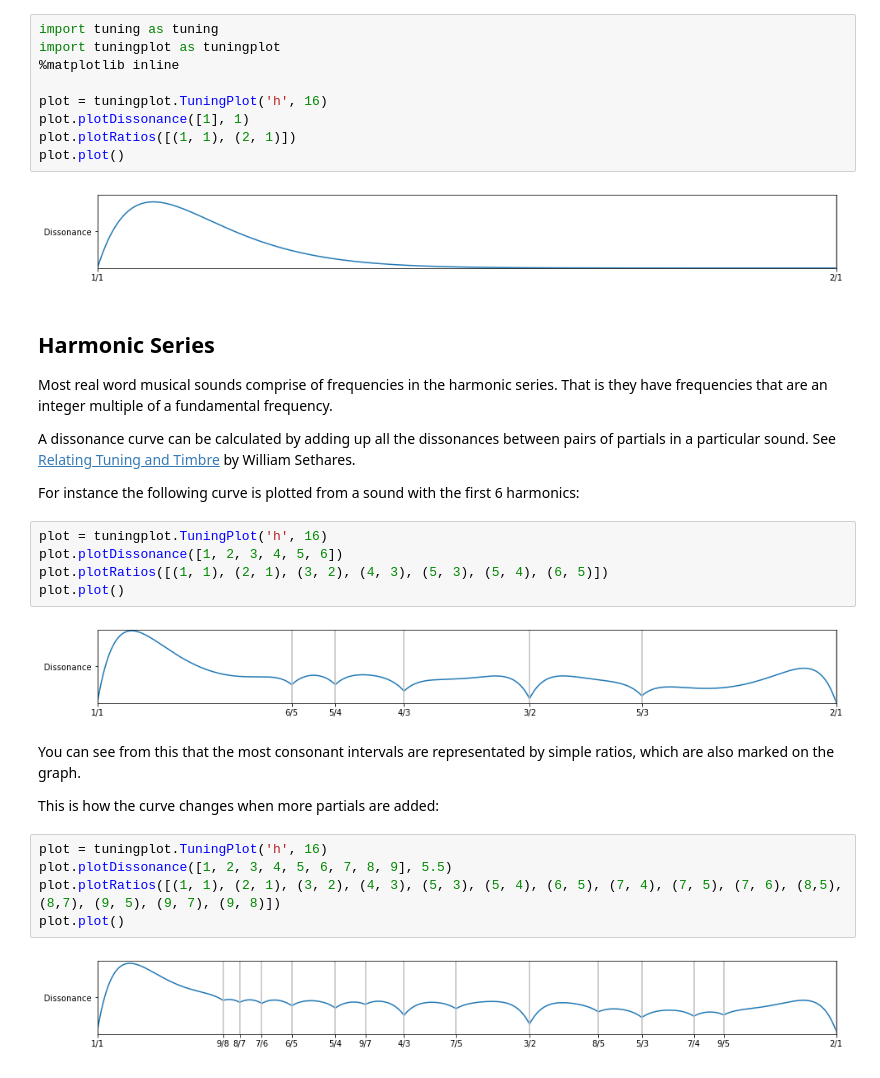
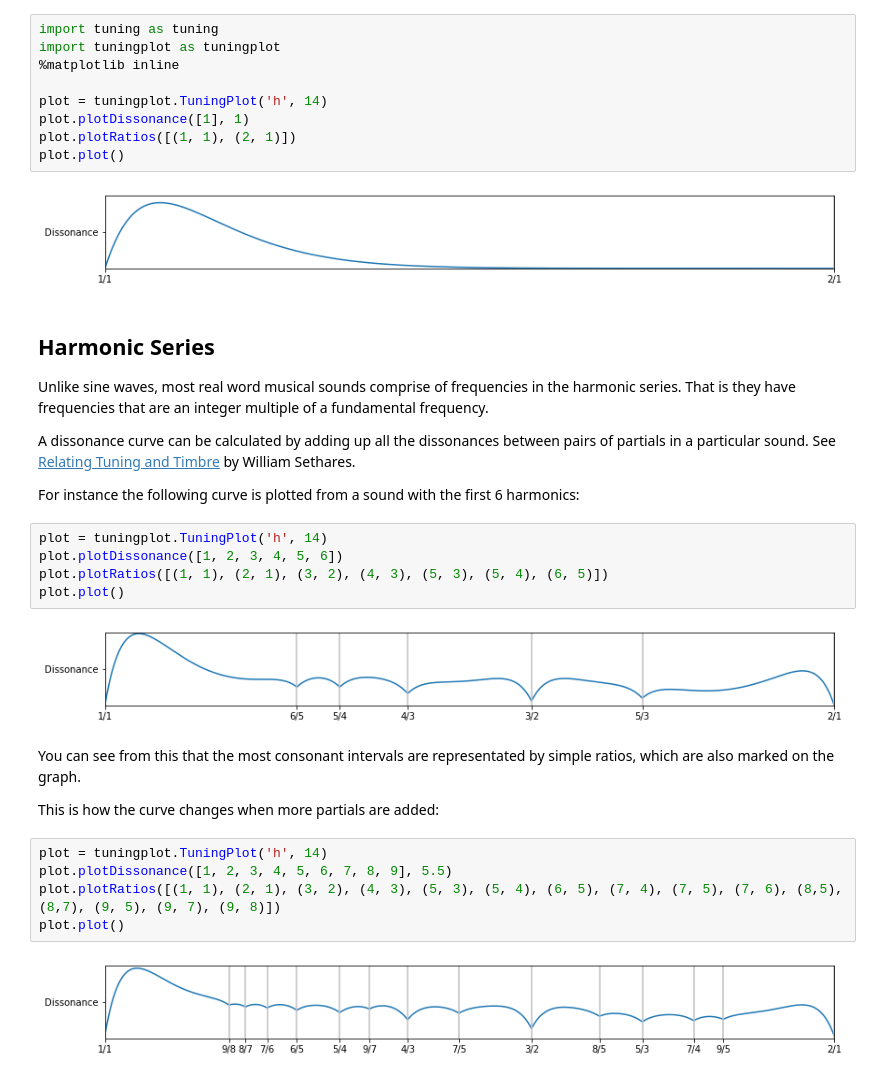
Before and after one commit to pigatron-industries/xen_quantizer, a Jupyter notebook: python/Tuning.ipynb, the cells around one changed output. Saved outputs shown, nothing was run; the diff lists cells and outputs as text.

```diff
--- a/python/Tuning.ipynb
+++ b/python/Tuning.ipynb
@@ -15,36 +17,36 @@ import tuning as tuning
 import tuningplot as tuningplot
 %matplotlib inline
 
-plot = tuningplot.TuningPlot('h', 16)
+plot = tuningplot.TuningPlot('h', 14)
 plot.plotDissonance([1], 1)
 plot.plotRatios([(1, 1), (2, 1)])
 plot.plot()
 # %% [output]
-[figure, old version]
+[figure, new version]
 # %% [markdown]
 ## Harmonic Series
 
-Most real word musical sounds comprise of frequencies in the harmonic series. That is they have frequencies that are an integer multiple of a fundamental frequency.
+Unlike sine waves, most real word musical sounds comprise of frequencies in the harmonic series. That is they have frequencies that are an integer multiple of a fundamental frequency.
 
 A dissonance curve can be calculated by adding up all the dissonances between pairs of partials in a particular sound. See [Relating Tuning and Timbre](https://sethares.engr.wisc.edu/consemi.html) by William Sethares.
 
 For instance the following curve is plotted from a sound with the first 6 harmonics:
 # %%
-plot = tuningplot.TuningPlot('h', 16)
+plot = tuningplot.TuningPlot('h', 14)
 plot.plotDissonance([1, 2, 3, 4, 5, 6])
 plot.plotRatios([(1, 1), (2, 1), (3, 2), (4, 3), (5, 3), (5, 4), (6, 5)])
 plot.plot()
 # %% [output]
-[figure, old version]
+[figure, new version]
 # %% [markdown]
 You can see from this that the most consonant intervals are representated by simple ratios, which are also marked on the graph.
 
 This is how the curve changes when more partials are added:
 # %%
-plot = tuningplot.TuningPlot('h', 16)
+plot = tuningplot.TuningPlot('h', 14)
 plot.plotDissonance([1, 2, 3, 4, 5, 6, 7, 8, 9], 5.5)
 plot.plotRatios([(1, 1), (2, 1), (3, 2), (4, 3), (5, 3), (5, 4), (6, 5), (7, 4), (7, 5), (7, 6), (8,5), (8,7), (9, 5), (9, 7), (9, 8)])
 plot.plot()
 # %% [output]
-[figure, old version]
+[figure, new version]
 # %% [markdown]
```
Also changed, not shown: parts of 15 cells of this notebook, 1 other file.
